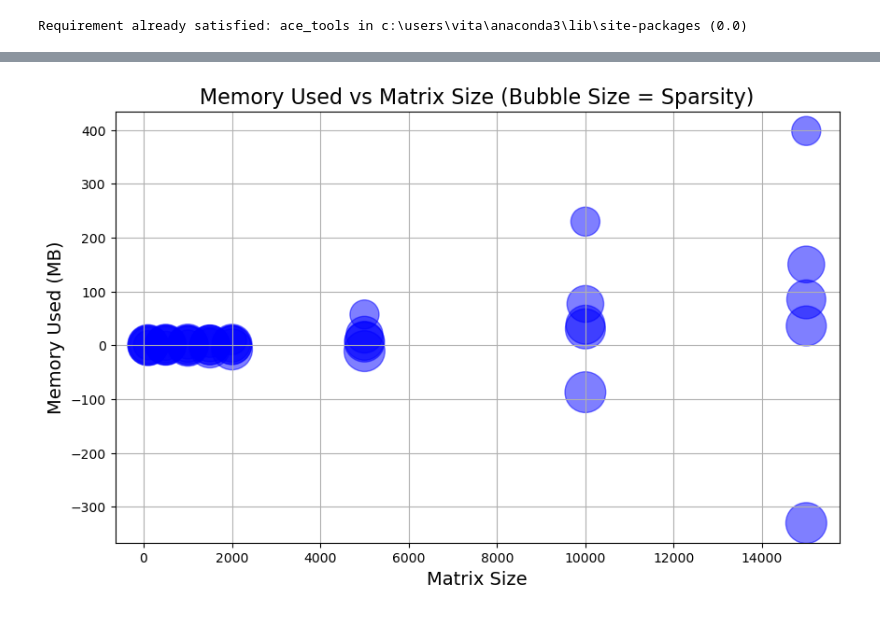
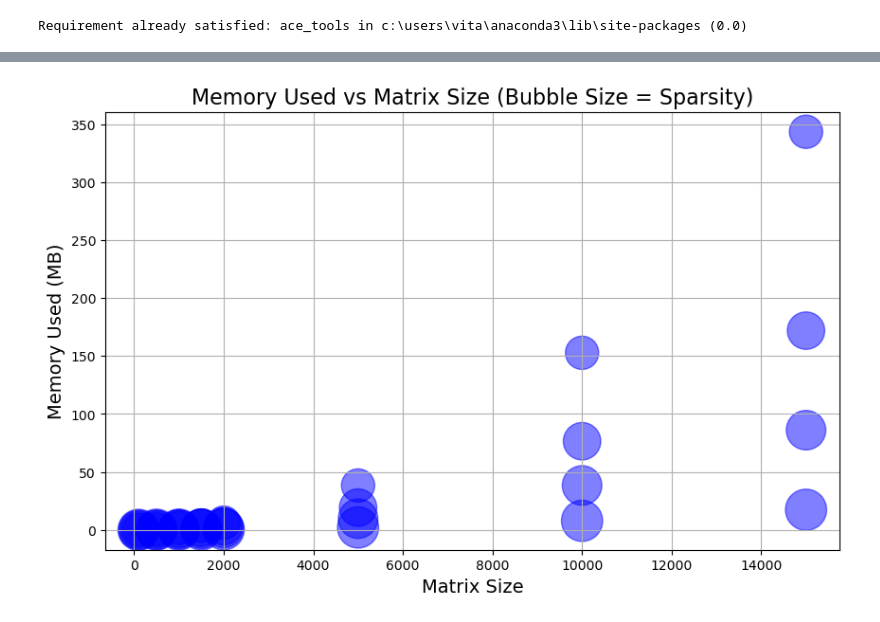
Before and after one commit to vitahehe/quantum-ocean-sdk, a Jupyter notebook: playground.copy. copy 2.ipynb, the cells around one changed output, grey strips where cells are left out. Drawn from its saved outputs; the diff is of its cells as text; code cells hidden in the pictures.

```diff
--- a/playground.copy. copy 2.ipynb
+++ b/playground.copy. copy 2.ipynb
@@ -158,6 +158,9 @@ import matplotlib.pyplot as plt
 from scipy.sparse import random as sparse_random
 from scipy.sparse import csc_matrix
 import pandas as pd
+import gc
+import tracemalloc
+
 
 def generate_random_sparse_matrix(size, density):
 
@@ -170,29 +173,33 @@ def test_memory_vs_sparsity(matrix_sizes, densities):
 
     for size in matrix_sizes:
         for density in densities:
+            gc.collect()
+            tracemalloc.start()
 
-            start_memory = process.memory_info().rss / (1024 ** 2)  # Memory in MB
             start_time = time.time()
+            snapshot1 = tracemalloc.take_snapshot()
 
 
             A = generate_random_sparse_matrix(size, density)
 
-            end_memory = process.memory_info().rss / (1024 ** 2)  # Memory in MB
+            snapshot2 = tracemalloc.take_snapshot()
             end_time = time.time()
 
+            tracemalloc.stop()
 
-            memory_used = end_memory - start_memory
+            stats = snapshot2.compare_to(snapshot1, 'lineno')
+            total_memory = sum([stat.size_diff for stat in stats]) / (1024 ** 2)  # Convert to MB
             time_taken = end_time - start_time
             sparsity = 1 - (A.count_nonzero() / (A.shape[0] * A.shape[1]))
-            results.append((size, density, memory_used, sparsity, time_taken))
-            print(f"Matrix size: {size}, Density: {density:.2f}, Memory used: {memory_used:.2f} MB, Sparsity: {sparsity:.4f}, Time: {time_taken:.4f}s")
+            results.append((size, density, total_memory, sparsity, time_taken))
+            print(f"Matrix size: {size}, Density: {density:.2f}, Memory used: {total_memory:.2f} MB, Sparsity: {sparsity:.4f}, Time: {time_taken:.4f}s")
 
 
     df = pd.DataFrame(results, columns=["Matrix Size", "Density", "Memory Used (MB)", "Sparsity", "Time Taken (s)"])
     return df
 
 matrix_sizes = [100, 500, 1000, 1500, 2000, 5000, 10000, 15000]
-densities = [0.01, 0.05, 0.1, 0.2, 0.5]
+densities = [0.01, 0.05, 0.1,  0.2]
 
 df = test_memory_vs_sparsity(matrix_sizes, densities)
 
@@ -230,16 +237,17 @@ Matrix size: 15000, Density: 0.50, Memory used: 397.91 MB, Sparsity: 0.5000, Tim
 # %%
 # Bubble plot
 plt.figure(figsize=(10, 6))
-bubble_sizes = df['Sparsity'] * 1000
+bubble_sizes = (df['Sparsity'] ** 2) * 1000
+
 
 plt.scatter(df['Matrix Size'], df['Memory Used (MB)'], s=bubble_sizes, alpha=0.5, color='b')
 
 
 plt.xlabel('Matrix Size', fontsize=14)
 plt.ylabel('Memory Used (MB)', fontsize=14)
 plt.title('Memory Used vs Matrix Size (Bubble Size = Sparsity)', fontsize=16)
 
 plt.grid(True)
 plt.show()
 # %% [output]
-[figure, old version]
+[figure, new version]
```
Also changed, not shown: parts of 3 cells of this notebook, 3 other files.
